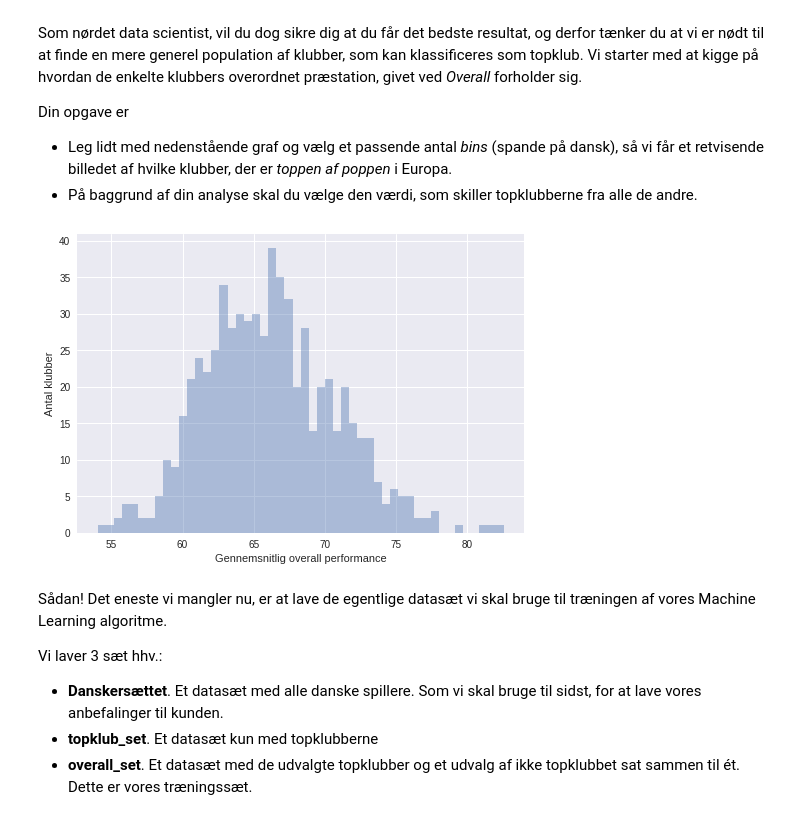
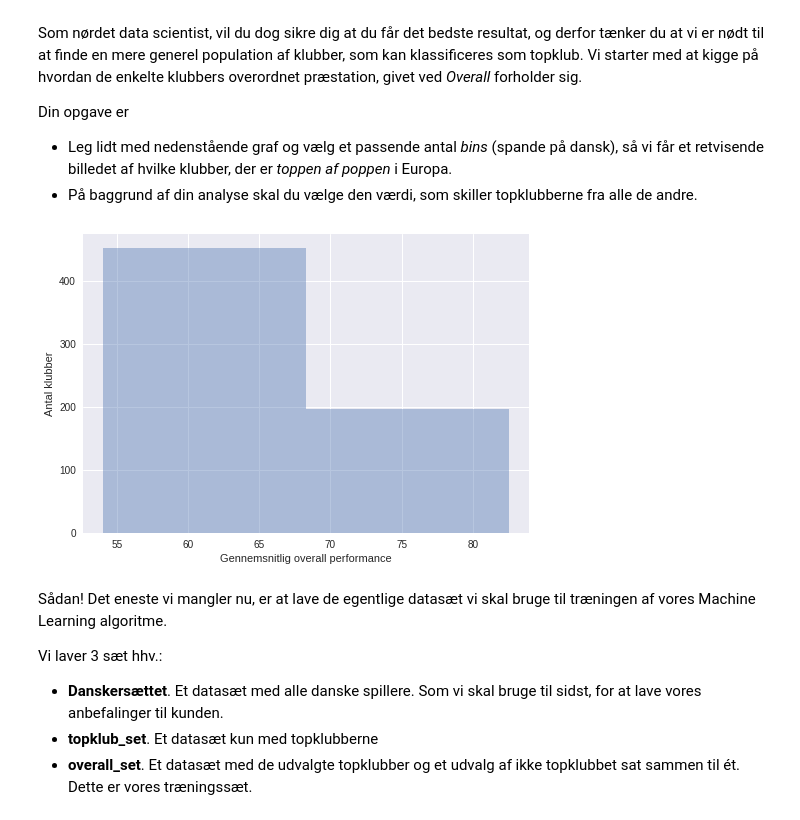
Before and after one commit to mssalvador/Fifa2018, a Jupyter notebook: Teknisk Tirsdag - Data Cleaning.ipynb, the cells around one changed output. Drawn from its saved outputs; the diff is of its cells as text; code cells hidden in the pictures.

```diff
--- a/Teknisk Tirsdag - Data Cleaning.ipynb
+++ b/Teknisk Tirsdag - Data Cleaning.ipynb
@@ -343,17 +343,17 @@ Din opgave er
 # %%
 import matplotlib.pyplot as plt
 import seaborn as sb
 
-antal_bins = 50 ###JEG SKAL ÆNDRES TIL NOGET FORNUFTIGT! ###
+antal_bins = 2###JEG SKAL ÆNDRES TIL NOGET FORNUFTIGT! ###
 
 overall_performance = (df
                        .groupby('Club',as_index=False)['Overall'].mean()
                        .sort_values(by='Overall',ascending = False))
 
 ax = sb.distplot(overall_performance['Overall'], bins= antal_bins ,kde=False)
 ax.set_xlabel('Gennemsnitlig overall performance')
 ax.set_ylabel('Antal klubber')
 plt.show()
 # %% [output]
-[figure, old version]
+[figure, new version]
 # %%
```
Also changed, not shown: parts of 1 cell of this notebook.
